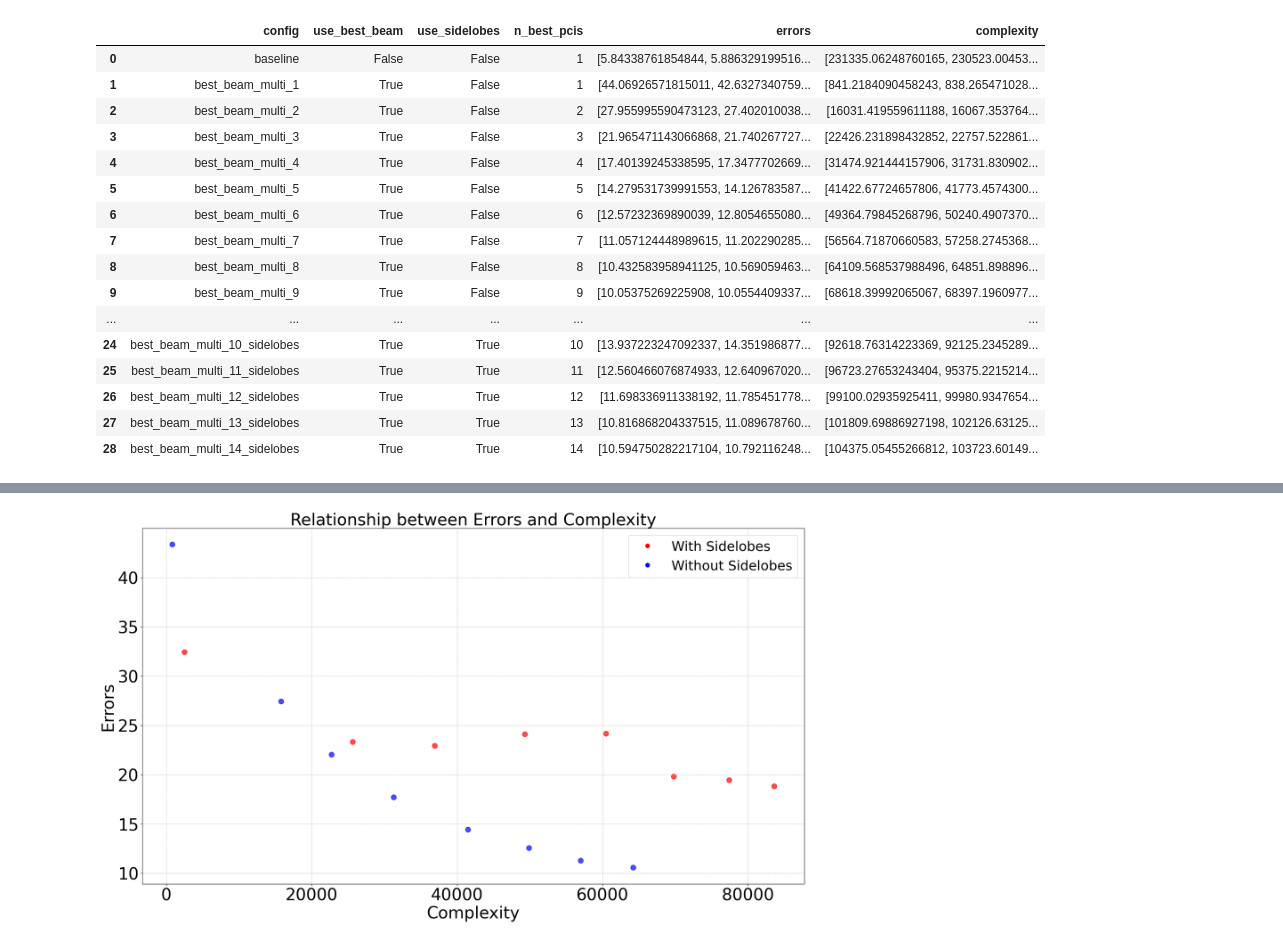
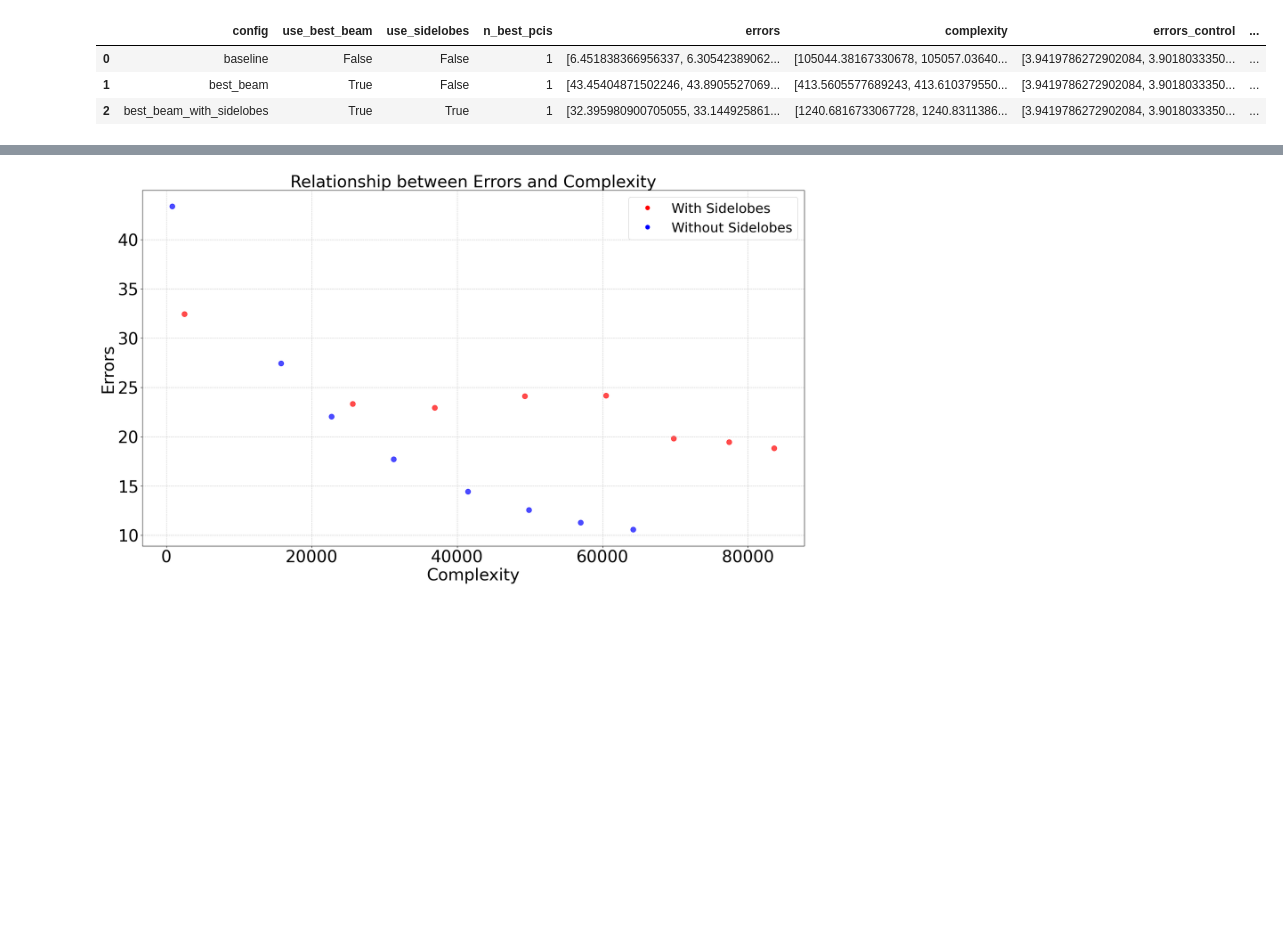
Before and after one commit to Andreas-Espelund/5G_localization, a Jupyter notebook: plotting/plot_beam_matching.ipynb, the cells around one changed output, grey strips where cells are left out. Cells and saved outputs as stored; diff of their text form; code cells hidden in the pictures; blank space fills up the shorter version.

```diff
--- a/plotting/plot_beam_matching.ipynb
+++ b/plotting/plot_beam_matching.ipynb
@@ -1,40 +1,27 @@
 # %%
 import json
 import os
 
 import pandas as pd
 
 from scripts.plotting import make_barplot_double
 
-dir = '../data/results/experiments/beam_matching_experiment_2'
+dir = '../data/results/experiments/beam_matching_experiment_12'
 
 data_df = pd.read_csv(os.path.join(dir, 'data.csv')).drop(columns=['Unnamed: 0'])
 
 with open(os.path.join(dir, 'config.json')) as f:
     config = json.load(f)
 
 data_df['errors'] = data_df['errors'].apply(json.loads)
 data_df['complexity'] = data_df['complexity'].apply(json.loads)
 
 data_df
 # %% [output]
-|  | config | use_best_beam | use_sidelobes | n_best_pcis | errors | complexity |
-| 0 | baseline | False | False | 1 | [5.84338761854844, 5.886329199516... | [231335.06248760165, 230523.00453... |
-| 1 | best_beam_multi_1 | True | False | 1 | [44.06926571815011, 42.6327340759... | [841.2184090458243, 838.265471028... |
-| 2 | best_beam_multi_2 | True | False | 2 | [27.955995590473123, 27.402010038... | [16031.419559611188, 16067.353764... |
-| 3 | best_beam_multi_3 | True | False | 3 | [21.965471143066868, 21.740267727... | [22426.231898432852, 22757.522861... |
-| 4 | best_beam_multi_4 | True | False | 4 | [17.40139245338595, 17.3477702669... | [31474.921444157906, 31731.830902... |
-| 5 | best_beam_multi_5 | True | False | 5 | [14.279531739991553, 14.126783587... | [41422.67724657806, 41773.4574300... |
-| 6 | best_beam_multi_6 | True | False | 6 | [12.57232369890039, 12.8054655080... | [49364.79845268796, 50240.4907370... |
-| 7 | best_beam_multi_7 | True | False | 7 | [11.057124448989615, 11.202290285... | [56564.71870660583, 57258.2745368... |
-| 8 | best_beam_multi_8 | True | False | 8 | [10.432583958941125, 10.569059463... | [64109.568537988496, 64851.898896... |
-| 9 | best_beam_multi_9 | True | False | 9 | [10.05375269225908, 10.0554409337... | [68618.39992065067, 68397.1960977... |
-| ... | ... | ... | ... | ... | ... | ... |
-| 24 | best_beam_multi_10_sidelobes | True | True | 10 | [13.937223247092337, 14.351986877... | [92618.76314223369, 92125.2345289... |
-| 25 | best_beam_multi_11_sidelobes | True | True | 11 | [12.560466076874933, 12.640967020... | [96723.27653243404, 95375.2215214... |
-| 26 | best_beam_multi_12_sidelobes | True | True | 12 | [11.698336911338192, 11.785451778... | [99100.02935925411, 99980.9347654... |
-| 27 | best_beam_multi_13_sidelobes | True | True | 13 | [10.816868204337515, 11.089678760... | [101809.69886927198, 102126.63125... |
-| 28 | best_beam_multi_14_sidelobes | True | True | 14 | [10.594750282217104, 10.792116248... | [104375.05455266812, 103723.60149... |
+|  | config | use_best_beam | use_sidelobes | n_best_pcis | errors | complexity | errors_control | ... |
+| 0 | baseline | False | False | 1 | [6.451838366956337, 6.30542389062... | [105044.38167330678, 105057.03640... | [3.9419786272902084, 3.9018033350... | ... |
+| 1 | best_beam | True | False | 1 | [43.45404871502246, 43.8905527069... | [413.5605577689243, 413.610379550... | [3.9419786272902084, 3.9018033350... | ... |
+| 2 | best_beam_with_sidelobes | True | True | 1 | [32.395980900705055, 33.144925861... | [1240.6816733067728, 1240.8311386... | [3.9419786272902084, 3.9018033350... | ... |
 # %%
 import numpy as np
 
```
Also changed, not shown: parts of 3 cells of this notebook, 11 other files.
